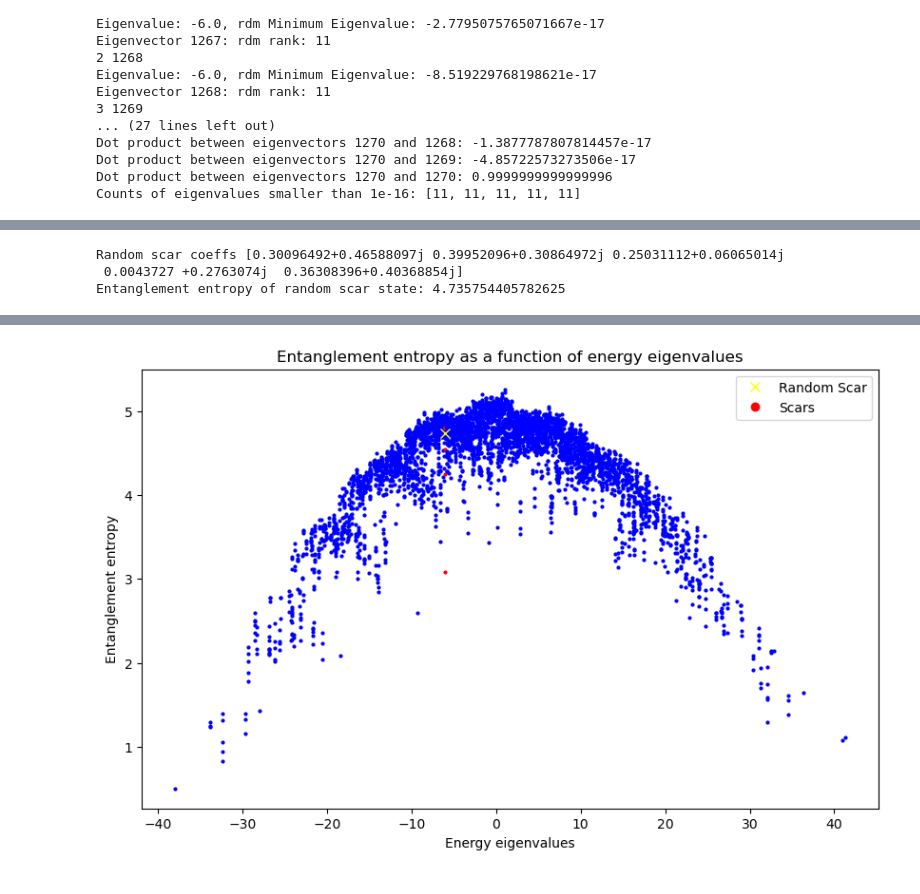
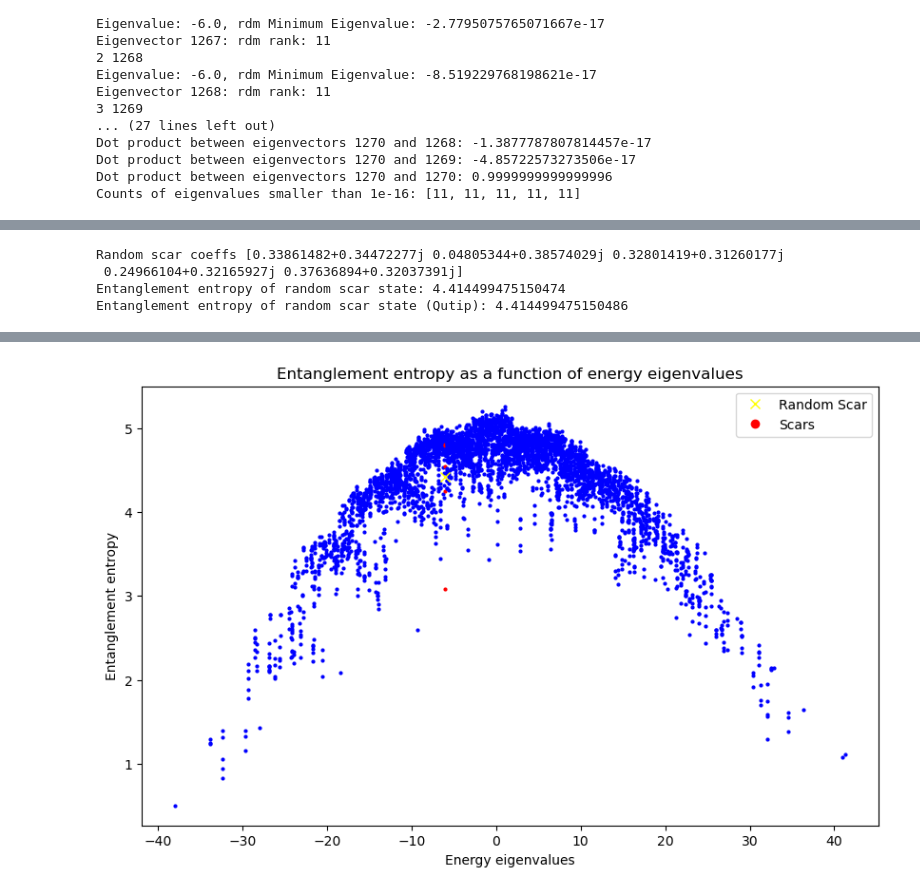
Before and after one commit to ofeypolv/frh, a Jupyter notebook: icosahedral.ipynb, the cells around one changed output, grey strips where cells are left out. Saved outputs shown, nothing was run; the diff lists cells and outputs as text; code cells hidden in the pictures.

```diff
--- a/icosahedral.ipynb
+++ b/icosahedral.ipynb
@@ -263,0 +343,33 @@ Minimum eigenvalue: 1.6972163951808958e-06
+# %%
+# ground state of H only + debugging partial trace - no qutip
+
+# Compute smallest eigenvalue and the corresponding eigenvector
+min_eigenvalue, min_eigenvector = eigsh(H, k=1, which='SA')
+
+print(f"Minimum eigenvalue: {min_eigenvalue}")
+print(f"Corresponding eigenvector shape: {min_eigenvector.shape}")
+#print(f"Corresponding eigenvector: {min_eigenvector}")
+
+#Construct the density matrix
+density_matrix = np.outer(min_eigenvector, min_eigenvector.conj())
+
+print(f"Density matrix shape: {density_matrix.shape}")
+#print(f"Density matrix: {density_matrix}")
+
+# Trace out some qubits (keep other qubits)
+keep_qubits = [0,2,8]  # triangular plaquette
+traced_out_density_matrix = partial_trace_qubit(density_matrix, keep_qubits, [2]*N)
+
+print(type(traced_out_density_matrix))
+
+print(f"Traced out density matrix shape: {traced_out_density_matrix.shape}")
+print(f"Traced out density matrix: {traced_out_density_matrix}")
+
+# Diagonalize the traced out density matrix
+to_eigenvalues, to_eigenvectors = np.linalg.eigh(traced_out_density_matrix)
+#print(f"Eigenvalues of the traced out density matrix: {to_eigenvalues}")
+#print(f"Eigenvectors of the traced out density matrix: {eigenvectors}")
+
+# Print the minimum eigenvalue
+min_eigenvalue = np.min(to_eigenvalues)
+print(f"Minimum eigenvalue: {min_eigenvalue}")
@@ -515,20 +645,21 @@ coeffs norm 0.9999999999999999
 # %%
 max_scar = linear_combination_np(random_coeffs, red_eigenvectors)
 max_scar_entropy = entanglement_entropy(max_scar, N // 2, N)
+max_scar_entropy_qutip = entanglement_entropy_qutip(max_scar, N // 2, N)
 print("Random scar coeffs", random_coeffs)
 print(f"Entanglement entropy of random scar state: {max_scar_entropy}")
+print(f"Entanglement entropy of random scar state (Qutip): {max_scar_entropy_qutip}")
 # %% [output]
-Random scar coeffs [0.30096492+0.46588097j 0.39952096+0.30864972j 0.25031112+0.06065014j
- 0.0043727 +0.2763074j  0.36308396+0.40368854j]
-Entanglement entropy of random scar state: 4.735754405782625
+Random scar coeffs [0.33861482+0.34472277j 0.04805344+0.38574029j 0.32801419+0.31260177j
+ 0.24966104+0.32165927j 0.37636894+0.32037391j]
+Entanglement entropy of random scar state: 4.414499475150474
+Entanglement entropy of random scar state (Qutip): 4.414499475150486
+# %%
+# Compute entanglement entropy for all eigenstates in the full Hilbert space
+subsystem_size = N // 2
+naive_entropies = [entanglement_entropy(eigenvectors[:, i], subsystem_size, N) for i in tqdm(range(eigenvectors.shape[1]))]
+qutip_entropies = [entanglement_entropy_qutip(eigenvectors[:, i], subsystem_size, N) for i in tqdm(range(eigenvectors.shape[1]))]
 # %%
-# Compute entanglement entropy for all eigenstates in the full Hilbert space
-subsystem_size = N // 2
-naive_entropies = [entanglement_entropy(eigenvectors[:, i], subsystem_size, N) for i in range(eigenvectors.shape[1])]
-
-# Compute entanglement entropy for the max_scar wavefunction
-max_scar_entropy = entanglement_entropy(max_scar, subsystem_size, N)
-
 # Print entropies of red points only
 print("Entropies of red points:")
 for i in red_indices:
@@ -570 +701 @@ Random scar entropy: 4.735754405782625
-[figure, old version]
+[figure, new version]
```
Also changed, not shown: parts of 12 cells of this notebook, 2 other files.
